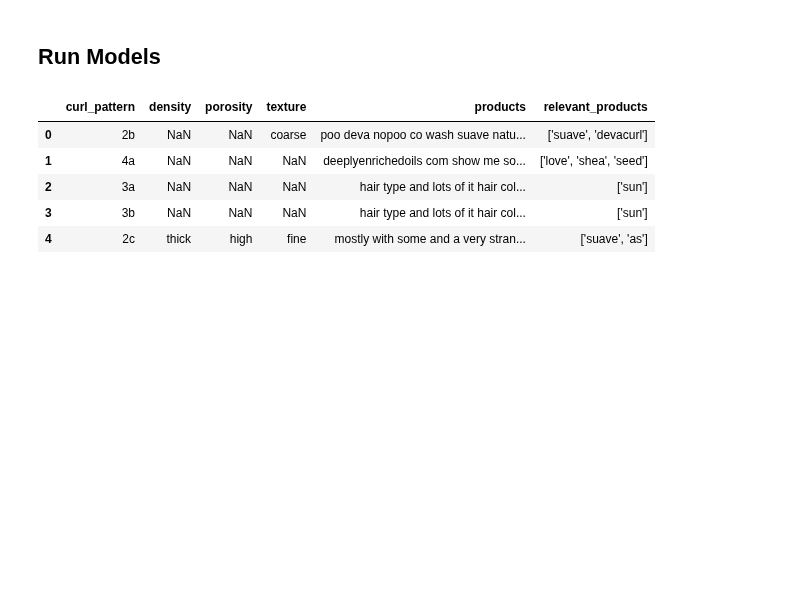
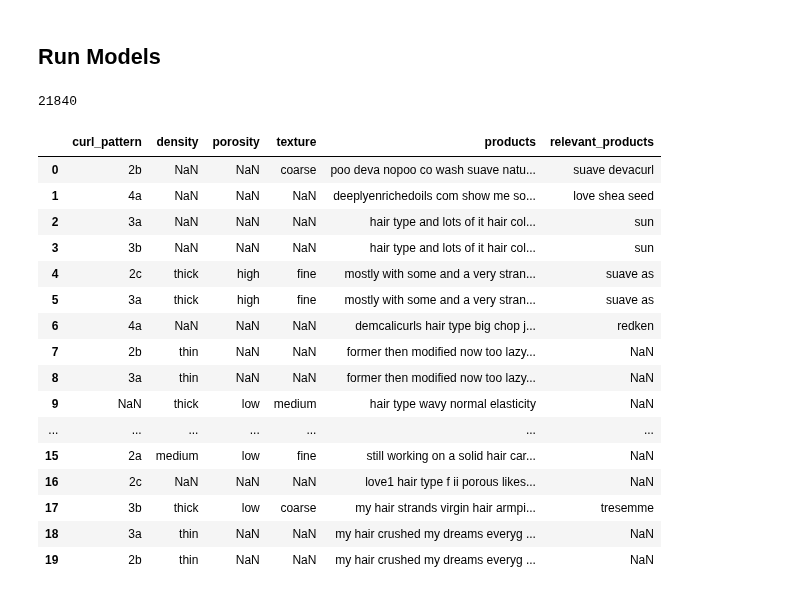
Before and after one commit to 99KHayes/products-for-curlies, a Jupyter notebook: notebooks/03_analysis/20190911-kph-models-on-cleaned-data.ipynb, the cells around one changed output. Drawn from its saved outputs; the diff is of its cells as text; code cells hidden in the pictures; blank space fills up the shorter version.

```diff
--- a/notebooks/03_analysis/20190911-kph-models-on-cleaned-data.ipynb
+++ b/notebooks/03_analysis/20190911-kph-models-on-cleaned-data.ipynb
@@ -64,11 +64,24 @@ df.head()
 # %%
 products_df = pd.read_csv('../../data/02_intermediate/relevant_products.csv')
 products_df.drop(columns=['Unnamed: 0'], axis=1, inplace=True)
-products_df.head()
+print(products_df.size)
+products_df.head(20)
 # %% [output]
+21840
 |  | curl_pattern | density | porosity | texture | products | relevant_products |
-| 0 | 2b | NaN | NaN | coarse | poo deva nopoo co wash suave natu... | ['suave', 'devacurl'] |
-| 1 | 4a | NaN | NaN | NaN | deeplyenrichedoils com show me so... | ['love', 'shea', 'seed'] |
-| 2 | 3a | NaN | NaN | NaN | hair type and lots of it hair col... | ['sun'] |
-| 3 | 3b | NaN | NaN | NaN | hair type and lots of it hair col... | ['sun'] |
-| 4 | 2c | thick | high | fine | mostly with some and a very stran... | ['suave', 'as'] |
+| 0 | 2b | NaN | NaN | coarse | poo deva nopoo co wash suave natu... | suave devacurl |
+| 1 | 4a | NaN | NaN | NaN | deeplyenrichedoils com show me so... | love shea seed |
+| 2 | 3a | NaN | NaN | NaN | hair type and lots of it hair col... | sun |
+| 3 | 3b | NaN | NaN | NaN | hair type and lots of it hair col... | sun |
+| 4 | 2c | thick | high | fine | mostly with some and a very stran... | suave as |
+| 5 | 3a | thick | high | fine | mostly with some and a very stran... | suave as |
+| 6 | 4a | NaN | NaN | NaN | demcalicurls hair type big chop j... | redken |
+| 7 | 2b | thin | NaN | NaN | former then modified now too lazy... | NaN |
+| 8 | 3a | thin | NaN | NaN | former then modified now too lazy... | NaN |
+| 9 | NaN | thick | low | medium | hair type wavy normal elasticity | NaN |
+| ... | ... | ... | ... | ... | ... | ... |
+| 15 | 2a | medium | low | fine | still working on a solid hair car... | NaN |
+| 16 | 2c | NaN | NaN | NaN | love1 hair type f ii porous likes... | NaN |
+| 17 | 3b | thick | low | coarse | my hair strands virgin hair armpi... | tresemme |
+| 18 | 3a | thin | NaN | NaN | my hair crushed my dreams everyg ... | NaN |
+| 19 | 2b | thin | NaN | NaN | my hair crushed my dreams everyg ... | NaN |
```
Also changed, not shown: parts of 8 cells of this notebook, 1 other file.
